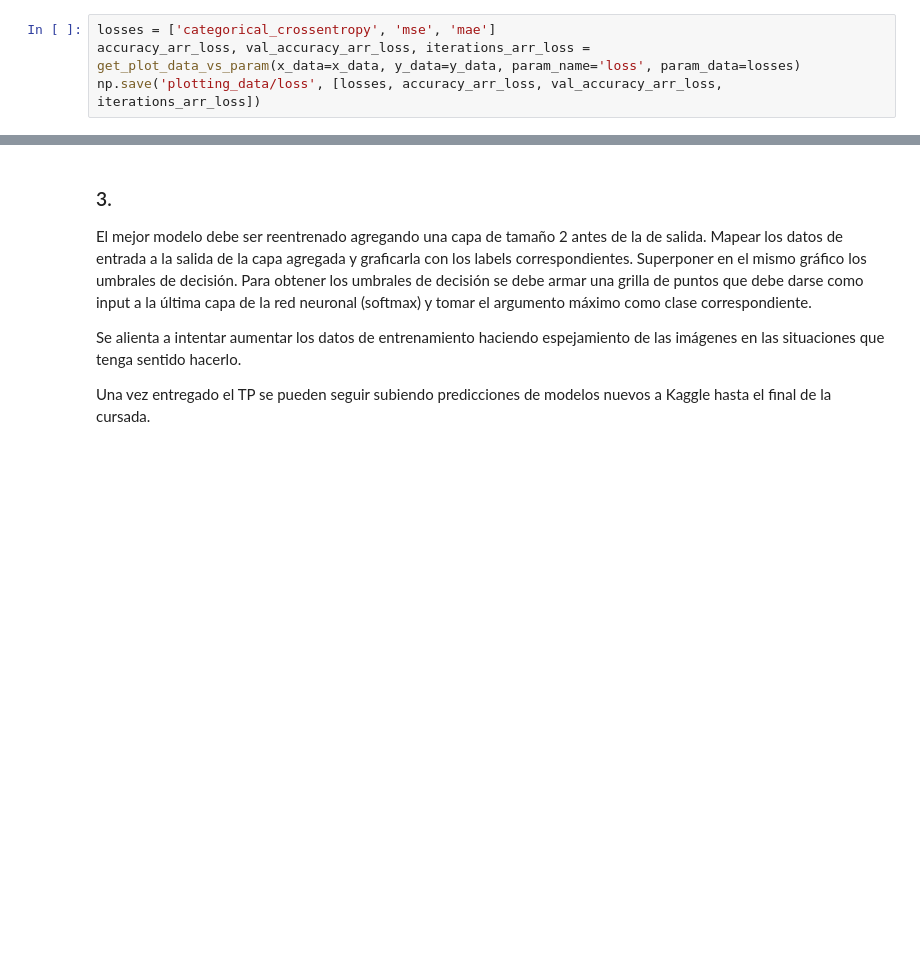
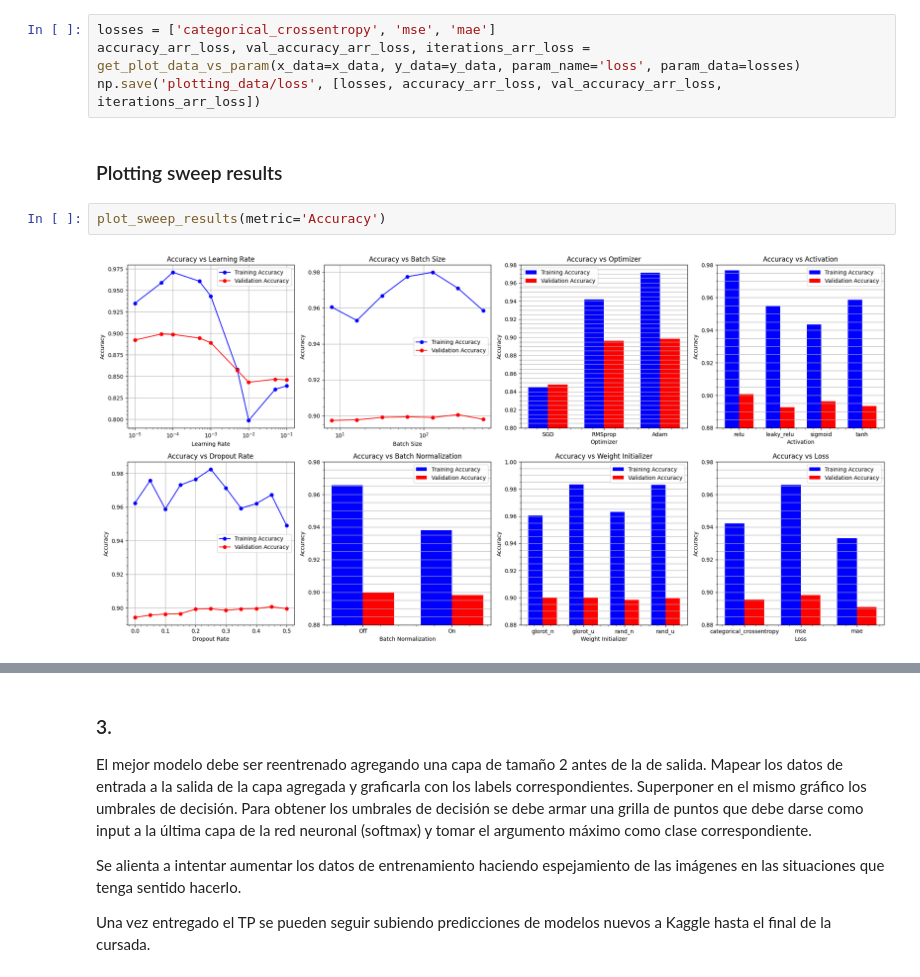
Before and after one commit to PabloSML/RN-TP1, a Jupyter notebook: src/fashion_mnist_smolkin.ipynb, the cells around one changed output, grey strips where cells are left out. Drawn from its saved outputs; the diff is of its cells as text; blank space fills up the shorter version.

Commit message:
Sweep plots ej1

```diff
--- a/src/fashion_mnist_smolkin.ipynb
+++ b/src/fashion_mnist_smolkin.ipynb
@@ -137,3 +192,9 @@ np.save('plotting_data/wi', [weight_initializers, accuracy_arr_wi, val_accuracy_
 losses = ['categorical_crossentropy', 'mse', 'mae']
 accuracy_arr_loss, val_accuracy_arr_loss, iterations_arr_loss = get_plot_data_vs_param(x_data=x_data, y_data=y_data, param_name='loss', param_data=losses)
 np.save('plotting_data/loss', [losses, accuracy_arr_loss, val_accuracy_arr_loss, iterations_arr_loss])
+# %% [markdown]
+### Plotting sweep results
+# %%
+plot_sweep_results(metric='Accuracy')
+# %% [output]
+[figure, added]
```
Also changed, not shown: parts of 7 cells of this notebook, 1 other file.
